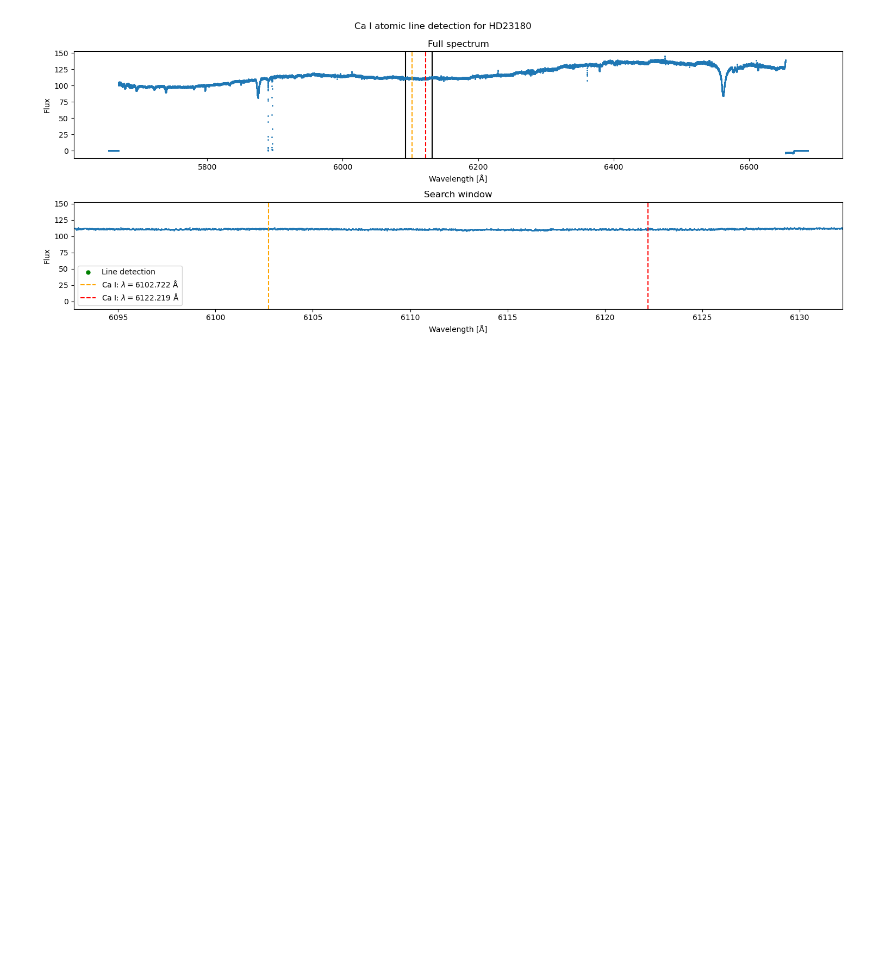
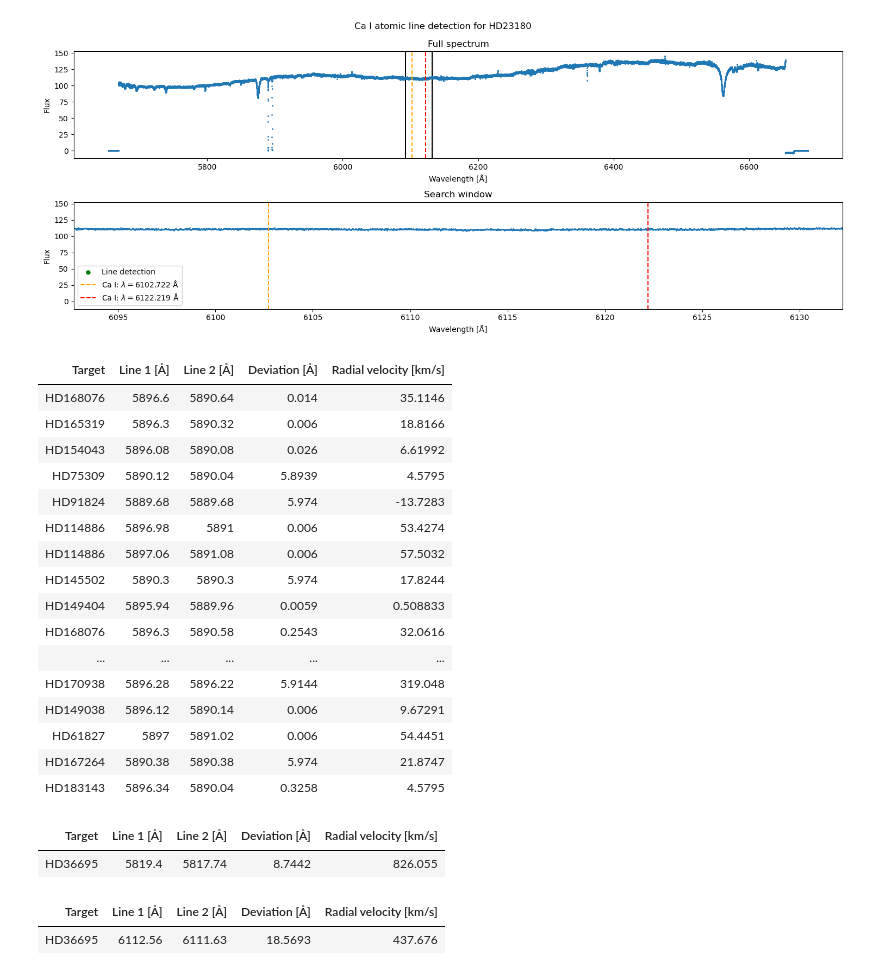
Before and after one commit to JvZeijl/brp-edibles, a Jupyter notebook: continuum.ipynb, the cells around one changed output. Saved outputs shown, nothing was run; the diff lists cells and outputs as text; code cells hidden in the pictures; blank space fills up the shorter version.

```diff
--- a/continuum.ipynb
+++ b/continuum.ipynb
@@ -67,3 +68,47 @@ tabulate(ca_line_pairs, ['Line 1 [Å]', 'Line 2 [Å]', 'Tollerance [Å]', 'Radia
 # %% [output]
 '<table>\n<thead>\n<tr></tr>\n</thead>\n<tbody>\n</tbody>\n</table>'
 [figure]
+# %%
+def create_line_pair_table_rows(spectrum: Spectrum, line1: AtomicLine, line2: AtomicLine):
+    line_pairs = spectrum.identify_atomic_line(line1, line2, output_difference=True, output_radial_velocity=True, tollerance=None)
+    extra_info = [spectrum.target]
+    return np.column_stack((np.full((line_pairs.shape[0], len(extra_info)), extra_info), line_pairs))
+# %%
+na_line_pairs_all = np.concatenate([create_line_pair_table_rows(spectrum, NA_I_LINES[0], NA_I_LINES[1]) for spectrum in tqdm(spectra, 'Searching Na I lines')])
+
+headers = ['Target', 'Line 1 [Å]', 'Line 2 [Å]', 'Deviation [Å]', 'Radial velocity [km/s]']
+tabulate(na_line_pairs_all, headers, tablefmt='html')
+# %% [output]
+| Target | Line 1 [Å] | Line 2 [Å] | Deviation [Å] | Radial velocity [km/s] |
+| HD168076 | 5896.6 | 5890.64 | 0.014 | 35.1146 |
+| HD165319 | 5896.3 | 5890.32 | 0.006 | 18.8166 |
+| HD154043 | 5896.08 | 5890.08 | 0.026 | 6.61992 |
+| HD75309 | 5890.12 | 5890.04 | 5.8939 | 4.5795 |
+| HD91824 | 5889.68 | 5889.68 | 5.974 | -13.7283 |
+| HD114886 | 5896.98 | 5891 | 0.006 | 53.4274 |
+| HD114886 | 5897.06 | 5891.08 | 0.006 | 57.5032 |
+| HD145502 | 5890.3 | 5890.3 | 5.974 | 17.8244 |
+| HD149404 | 5895.94 | 5889.96 | 0.0059 | 0.508833 |
+| HD168076 | 5896.3 | 5890.58 | 0.2543 | 32.0616 |
+| ... | ... | ... | ... | ... |
+| HD170938 | 5896.28 | 5896.22 | 5.9144 | 319.048 |
+| HD149038 | 5896.12 | 5890.14 | 0.006 | 9.67291 |
+| HD61827 | 5897 | 5891.02 | 0.006 | 54.4451 |
+| HD167264 | 5890.38 | 5890.38 | 5.974 | 21.8747 |
+| HD183143 | 5896.34 | 5890.04 | 0.3258 | 4.5795 |
+# %%
+k_line_pairs_all = np.concatenate([create_line_pair_table_rows(spectrum, K_I_LINES[0], K_I_LINES[1]) for spectrum in tqdm(spectra, 'Searching K I lines')])
+
+headers = ['Target', 'Line 1 [Å]', 'Line 2 [Å]', 'Deviation [Å]', 'Radial velocity [km/s]']
+tabulate(k_line_pairs_all, headers, tablefmt='html')
+# %% [output]
+| Target | Line 1 [Å] | Line 2 [Å] | Deviation [Å] | Radial velocity [km/s] |
+| HD36695 | 5819.4 | 5817.74 | 8.7442 | 826.055 |
+# %%
+ca_line_pairs_all = np.concatenate([create_line_pair_table_rows(spectrum, CA_I_LINES[0], CA_I_LINES[1]) for spectrum in tqdm(spectra, 'Searching Ca I lines')])
+
+headers = ['Target', 'Line 1 [Å]', 'Line 2 [Å]', 'Deviation [Å]', 'Radial velocity [km/s]']
+tabulate(ca_line_pairs_all, headers, tablefmt='html')
+# %% [output]
+| Target | Line 1 [Å] | Line 2 [Å] | Deviation [Å] | Radial velocity [km/s] |
+| HD36695 | 6112.56 | 6111.63 | 18.5693 | 437.676 |
```
Also changed, not shown: parts of 6 cells of this notebook, 1 other file.
